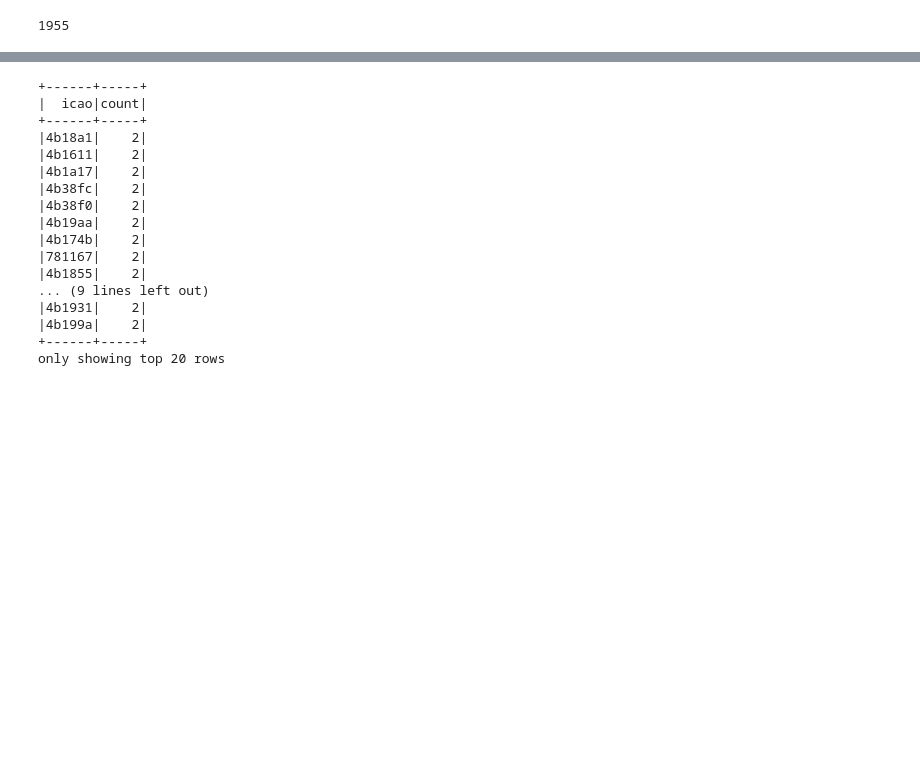
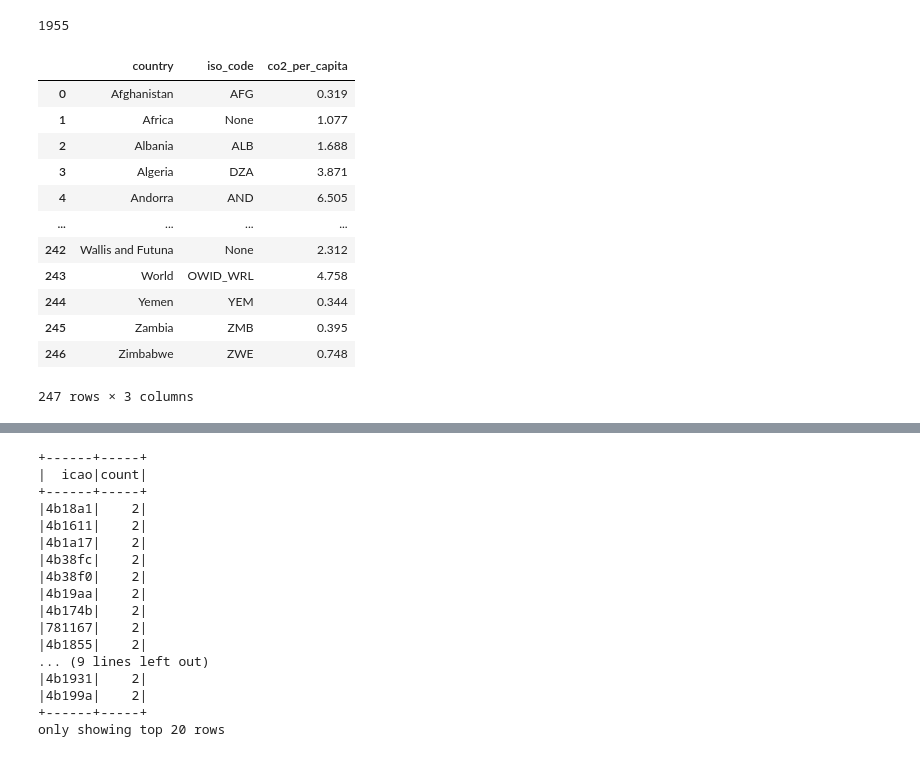
Before and after one commit to martsec/flight_co2_analysis, a Jupyter notebook: Analysis.ipynb, the cells around one changed output, grey strips where cells are left out. Saved outputs shown, nothing was run; the diff lists cells and outputs as text; code cells hidden in the pictures; blank space fills up the shorter version.

```diff
--- a/Analysis.ipynb
+++ b/Analysis.ipynb
@@ -958,2 +982,19 @@ df = ac_with_countries.toPandas()
 df.to_csv("export/attribution_co2.csv", index=False)
+# %%
+co2_count = country_co2_emissions.select("country", "iso_code", "co2_per_capita").toPandas()
+co2_count.to_csv("export/co2_per_country.csv", index=False)
+# %% [output]
+|  | country | iso_code | co2_per_capita |
+| 0 | Afghanistan | AFG | 0.319 |
+| 1 | Africa | None | 1.077 |
+| 2 | Albania | ALB | 1.688 |
+| 3 | Algeria | DZA | 3.871 |
+| 4 | Andorra | AND | 6.505 |
+| ... | ... | ... | ... |
+| 242 | Wallis and Futuna | None | 2.312 |
+| 243 | World | OWID_WRL | 4.758 |
+| 244 | Yemen | YEM | 0.344 |
+| 245 | Zambia | ZMB | 0.395 |
+| 246 | Zimbabwe | ZWE | 0.748 |
+247 rows × 3 columns
 # %%
```
Also changed, not shown: parts of 24 cells of this notebook, 3 other files.
